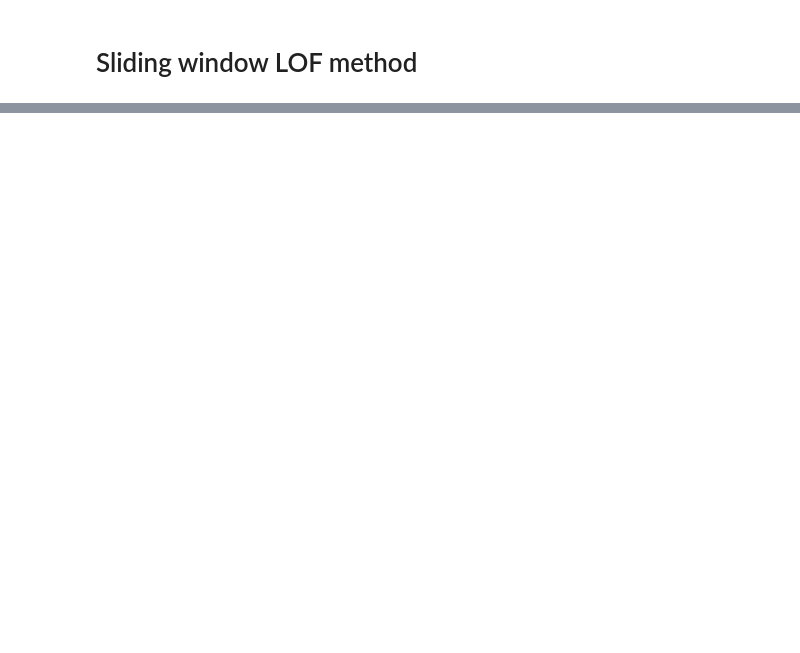
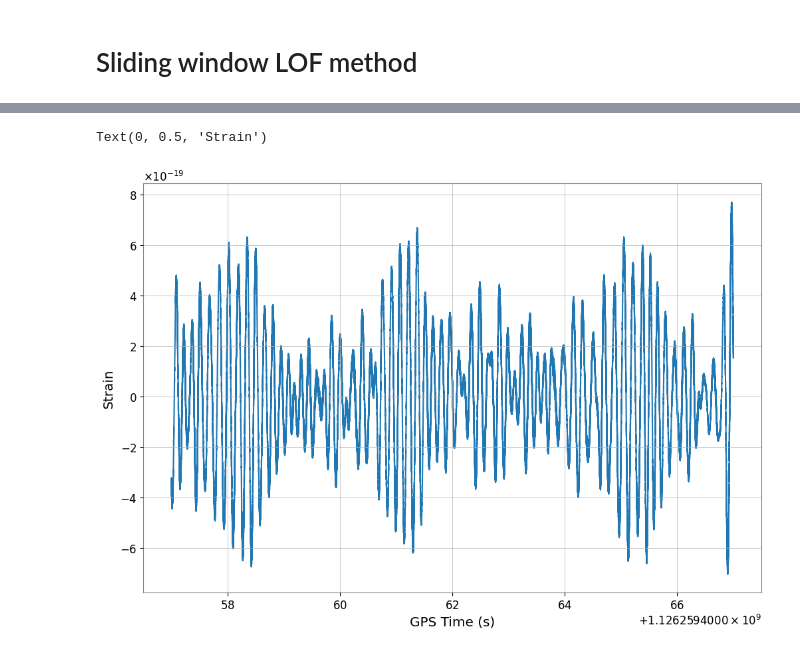
Before and after one commit to JulianZDing/LOFscratch, a Jupyter notebook: sklearn LOF experiments.ipynb, the cells around one changed output, grey strips where cells are left out. Cells and saved outputs as stored; diff of their text form; code cells hidden in the pictures; blank space fills up the shorter version.

Commit message:
Add code for parsing detector data

```diff
--- a/sklearn LOF experiments.ipynb
+++ b/sklearn LOF experiments.ipynb
@@ -334,0 +421,19 @@ Generating windowed data with window size 20
+# %%
+# Load raw data
+
+downsample_ratio = 1
+
+t0 = 1126259462 - 5
+t1 = t0 + 10
+detector = 'H1'
+ts = TimeSeries.fetch_open_data(detector, t0, t1, cache=True)
+data = ts.value[::downsample_ratio]
+times = ts.times.value[::downsample_ratio]
+
+fig, ax = plt.subplots(figsize=[12,8])
+ax.plot(times, data)
+ax.set_xlabel("GPS Time (s)")
+ax.set_ylabel("Strain")
+# %% [output]
+Text(0, 0.5, 'Strain')
+[figure, added]
```
Also changed, not shown: parts of 11 cells of this notebook, 1 other file.
